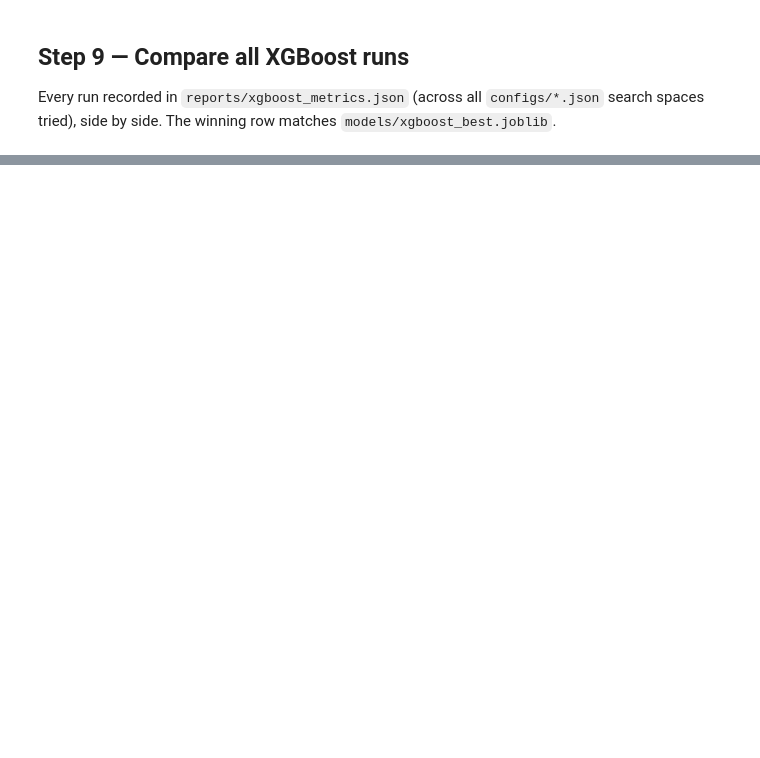
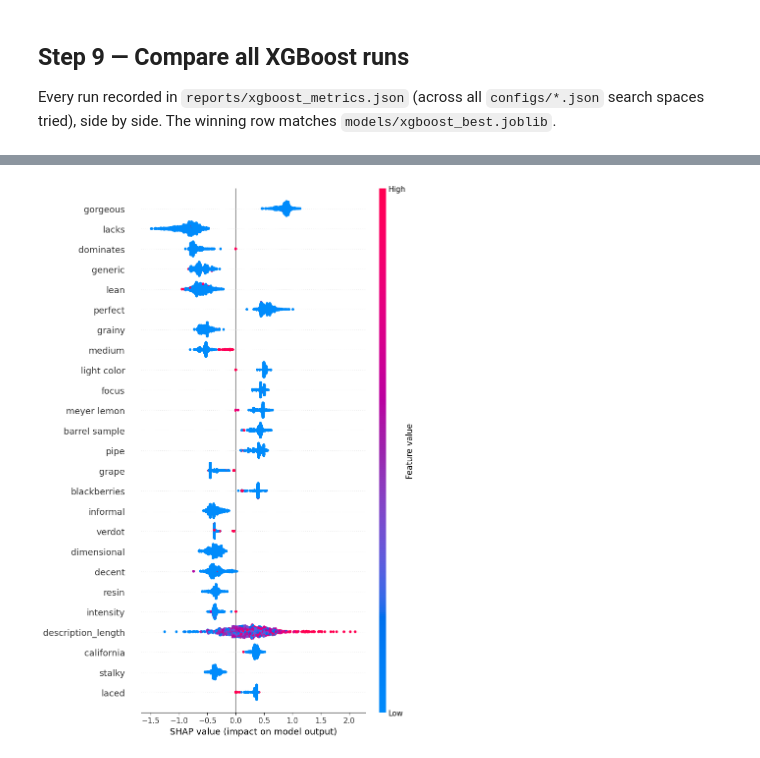
Before and after one commit to leonardoheis/diplo-mod-1, a Jupyter notebook: notebooks/03-train-baseline-xgboost.ipynb, the cells around one changed output, grey strips where cells are left out. Drawn from its saved outputs; the diff is of its cells as text; code cells hidden in the pictures; blank space fills up the shorter version.

```diff
--- a/notebooks/03-train-baseline-xgboost.ipynb
+++ b/notebooks/03-train-baseline-xgboost.ipynb
@@ -329,0 +538,81 @@ comparison
+# %%
+SHAP_SAMPLE_SIZE = 1000
+
+overall_history = TuningHistory.model_validate_json(
+    (REPORTS / "xgboost_metrics.json").read_text(encoding="utf-8")
+)
+best_overall = joblib.load(MODELS / "xgboost_best.joblib")
+n_features = best_overall.n_features_in_
+
+if n_features == len(feature_names):
+    X_test_full, explain_names = X_test, feature_names
+elif n_features == len(combined_feature_names):
+    X_test_full, explain_names = X_combined["test"], combined_feature_names
+else:
+    raise RuntimeError(
+        f"xgboost_best.joblib expects {n_features} features, but neither the "
+        f"tabular ({len(feature_names)}) nor tabular+TF-IDF ({len(combined_feature_names)}) "
+        "test set matches. Re-run Steps 1 and 10 in this kernel session first."
+    )
+
+rng = np.random.default_rng(RANDOM_STATE)
+sample_size = min(SHAP_SAMPLE_SIZE, X_test_full.shape[0])
+sample_idx = rng.choice(X_test_full.shape[0], size=sample_size, replace=False)
+
+X_sample = X_test_full[sample_idx]
+if sparse.issparse(X_sample):
+    X_sample = X_sample.toarray()
+
+print(
+    f"Explaining {overall_history.best_run_id} ({n_features} features) "
+    f"on {sample_size} sampled test rows"
+)
+
+explainer = shap.TreeExplainer(best_overall)
+shap_values = explainer.shap_values(X_sample)
+
+mean_abs_shap = np.abs(shap_values).mean(axis=0)
+top_idx = np.argsort(mean_abs_shap)[::-1][:30]
+shap_table = pd.DataFrame(
+    {"feature": [explain_names[i] for i in top_idx], "mean_abs_shap": mean_abs_shap[top_idx]}
+)
+print(shap_table.head(15).to_string(index=False))
+
+shap.summary_plot(shap_values, X_sample, feature_names=explain_names, max_display=25, show=False)
+beeswarm_fig = plt.gcf()
+plt.tight_layout()
+plt.show()
+
+shap.summary_plot(
+    shap_values,
+    X_sample,
+    feature_names=explain_names,
+    plot_type="bar",
+    max_display=25,
+    show=False,
+)
+bar_fig = plt.gcf()
+plt.tight_layout()
+plt.show()
+
+if WANDB_ENABLED:
+    wandb.init(
+        project=os.environ.get("WANDB_PROJECT", "diplo-mod-1"),
+        name=f"shap-{overall_history.best_run_id}",
+        group="xgboost-shap",
+        job_type="explainability",
+        config={
+            "explained_run_id": overall_history.best_run_id,
+            "n_features": n_features,
+            "sample_size": sample_size,
+        },
+    )
+    wandb.log(
+        {
+            "shap_summary_beeswarm": wandb.Image(beeswarm_fig),
+            "shap_summary_bar": wandb.Image(bar_fig),
+            "shap_top_features": wandb.Table(dataframe=shap_table),
+        }
+    )
+    wandb.finish()
+# %% [output]
@@ -329,0 +636 @@ comparison
+[figure, added]
```
Also changed, not shown: parts of 18 cells of this notebook, 21 other files.
